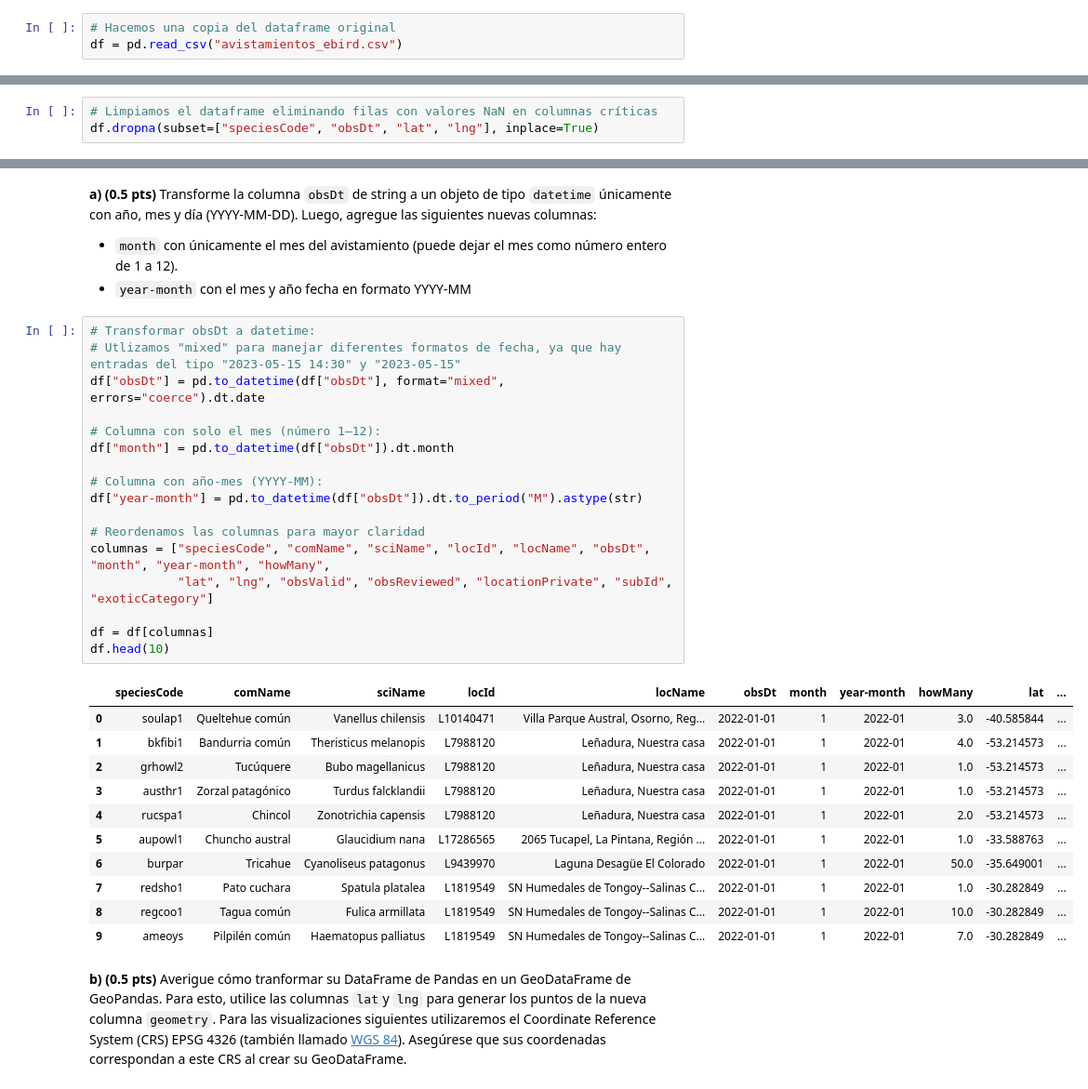
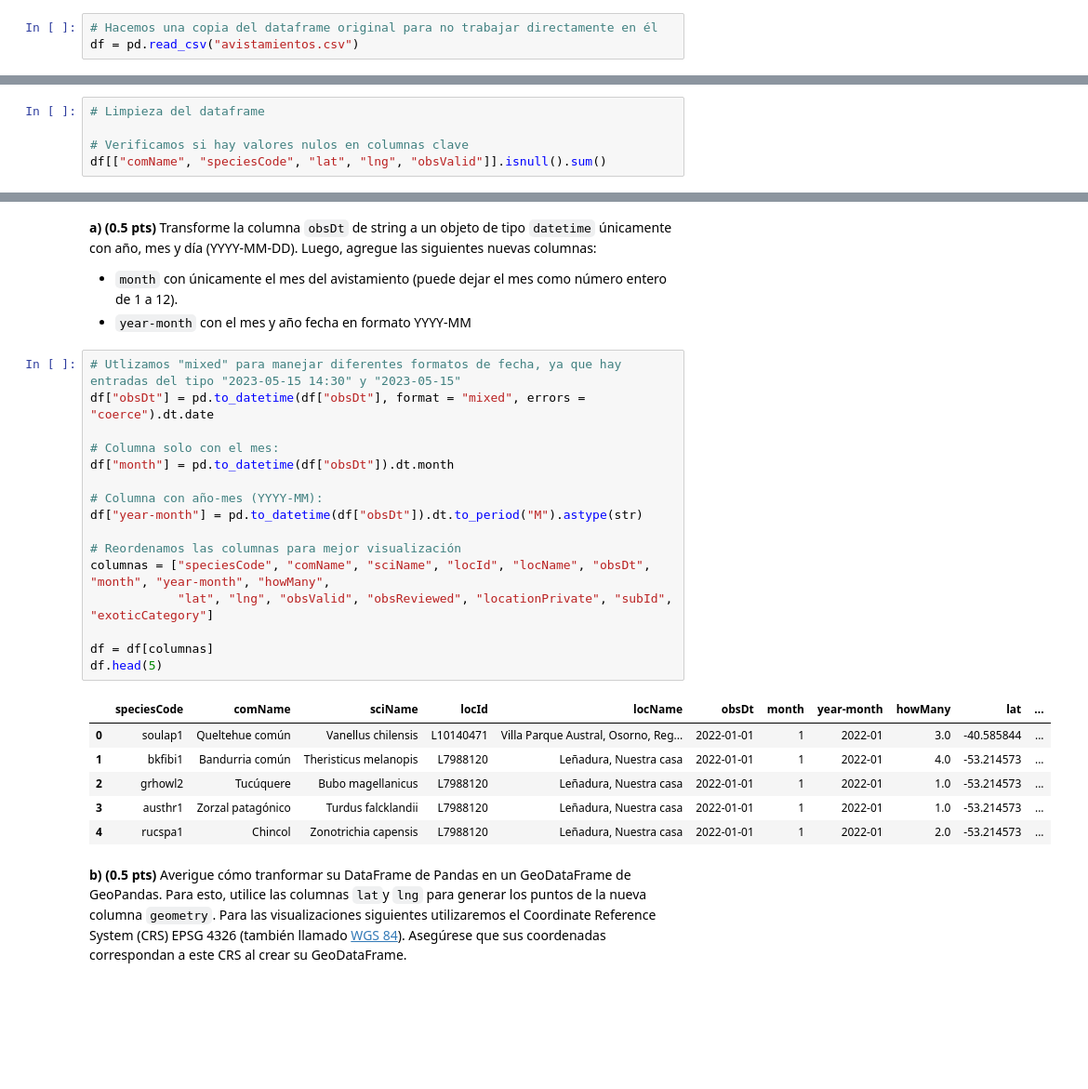
Before and after one commit to IgnOsorioo/IMT2200-Ignacio-Osorio, a Jupyter notebook: Tareas/Tarea 2/IMT2200-25s2 - Tarea 02.ipynb, the cells around one changed output, grey strips where cells are left out. Shown at 93% size. Saved outputs shown, nothing was run; the diff lists cells and outputs as text; blank space fills up the shorter version.

```diff
--- a/Tareas/Tarea 2/IMT2200-25s2 - Tarea 02.ipynb
+++ b/Tareas/Tarea 2/IMT2200-25s2 - Tarea 02.ipynb
@@ -155,4 +161,4 @@ df_avistamientos.to_csv("avistamientos_ebird.csv", index=False)
 # %%
-# Hacemos una copia del dataframe original
-df = pd.read_csv("avistamientos_ebird.csv")
+# Hacemos una copia del dataframe original para no trabajar directamente en él
+df = pd.read_csv("avistamientos.csv")
 # %%
@@ -179,5 +185,7 @@ df.head()
 | 3 | austhr1 | Zorzal patagónico | Turdus falcklandii | L7988120 | Leñadura, Nuestra casa | 2022-01-01 22:18 | 1.0 | -53.214573 | -70.947665 | True | ... |
 | 4 | rucspa1 | Chincol | Zonotrichia capensis | L7988120 | Leñadura, Nuestra casa | 2022-01-01 22:18 | 2.0 | -53.214573 | -70.947665 | True | ... |
 # %%
-# Limpiamos el dataframe eliminando filas con valores NaN en columnas críticas
-df.dropna(subset=["speciesCode", "obsDt", "lat", "lng"], inplace=True)
+# Limpieza del dataframe
+
+# Verificamos si hay valores nulos en columnas clave
+df[["comName", "speciesCode", "lat", "lng", "obsValid"]].isnull().sum()
@@ -213,34 +236,28 @@ Name: count, Length: 534, dtype: int64
 * `month` con únicamente el mes del avistamiento (puede dejar el mes como número entero de 1 a 12).
 * `year-month` con el mes y año fecha en formato YYYY-MM
 # %%
-# Transformar obsDt a datetime:
 # Utlizamos "mixed" para manejar diferentes formatos de fecha, ya que hay entradas del tipo "2023-05-15 14:30" y "2023-05-15"
-df["obsDt"] = pd.to_datetime(df["obsDt"], format="mixed", errors="coerce").dt.date
+df["obsDt"] = pd.to_datetime(df["obsDt"], format = "mixed", errors = "coerce").dt.date
 
-# Columna con solo el mes (número 1–12):
+# Columna solo con el mes:
 df["month"] = pd.to_datetime(df["obsDt"]).dt.month
 
 # Columna con año-mes (YYYY-MM):
 df["year-month"] = pd.to_datetime(df["obsDt"]).dt.to_period("M").astype(str)
 
-# Reordenamos las columnas para mayor claridad
+# Reordenamos las columnas para mejor visualización
 columnas = ["speciesCode", "comName", "sciName", "locId", "locName", "obsDt", "month", "year-month", "howMany",
             "lat", "lng", "obsValid", "obsReviewed", "locationPrivate", "subId", "exoticCategory"]
 
 df = df[columnas]
-df.head(10)
+df.head(5)
 # %% [output]
 |  | speciesCode | comName | sciName | locId | locName | obsDt | month | year-month | howMany | lat | ... |
 | 0 | soulap1 | Queltehue común | Vanellus chilensis | L10140471 | Villa Parque Austral, Osorno, Reg... | 2022-01-01 | 1 | 2022-01 | 3.0 | -40.585844 | ... |
 | 1 | bkfibi1 | Bandurria común | Theristicus melanopis | L7988120 | Leñadura, Nuestra casa | 2022-01-01 | 1 | 2022-01 | 4.0 | -53.214573 | ... |
 | 2 | grhowl2 | Tucúquere | Bubo magellanicus | L7988120 | Leñadura, Nuestra casa | 2022-01-01 | 1 | 2022-01 | 1.0 | -53.214573 | ... |
 | 3 | austhr1 | Zorzal patagónico | Turdus falcklandii | L7988120 | Leñadura, Nuestra casa | 2022-01-01 | 1 | 2022-01 | 1.0 | -53.214573 | ... |
 | 4 | rucspa1 | Chincol | Zonotrichia capensis | L7988120 | Leñadura, Nuestra casa | 2022-01-01 | 1 | 2022-01 | 2.0 | -53.214573 | ... |
-| 5 | aupowl1 | Chuncho austral | Glaucidium nana | L17286565 | 2065 Tucapel, La Pintana, Región ... | 2022-01-01 | 1 | 2022-01 | 1.0 | -33.588763 | ... |
-| 6 | burpar | Tricahue | Cyanoliseus patagonus | L9439970 | Laguna Desagüe El Colorado | 2022-01-01 | 1 | 2022-01 | 50.0 | -35.649001 | ... |
-| 7 | redsho1 | Pato cuchara | Spatula platalea | L1819549 | SN Humedales de Tongoy--Salinas C... | 2022-01-01 | 1 | 2022-01 | 1.0 | -30.282849 | ... |
-| 8 | regcoo1 | Tagua común | Fulica armillata | L1819549 | SN Humedales de Tongoy--Salinas C... | 2022-01-01 | 1 | 2022-01 | 10.0 | -30.282849 | ... |
-| 9 | ameoys | Pilpilén común | Haematopus palliatus | L1819549 | SN Humedales de Tongoy--Salinas C... | 2022-01-01 | 1 | 2022-01 | 7.0 | -30.282849 | ... |
 # %% [markdown]
 **b) (0.5 pts)** Averigue cómo tranformar su DataFrame de Pandas en un GeoDataFrame de GeoPandas. Para esto, utilice las columnas `lat`y `lng` para generar los puntos de la nueva columna `geometry`. Para las visualizaciones siguientes utilizaremos el Coordinate Reference System (CRS) EPSG 4326 (también llamado [WGS 84](https://es.wikipedia.org/wiki/WGS84)). Asegúrese que sus coordenadas correspondan a este CRS al crear su GeoDataFrame.
 # %%
```
Also changed, not shown: parts of 24 cells of this notebook, 11 other files.
